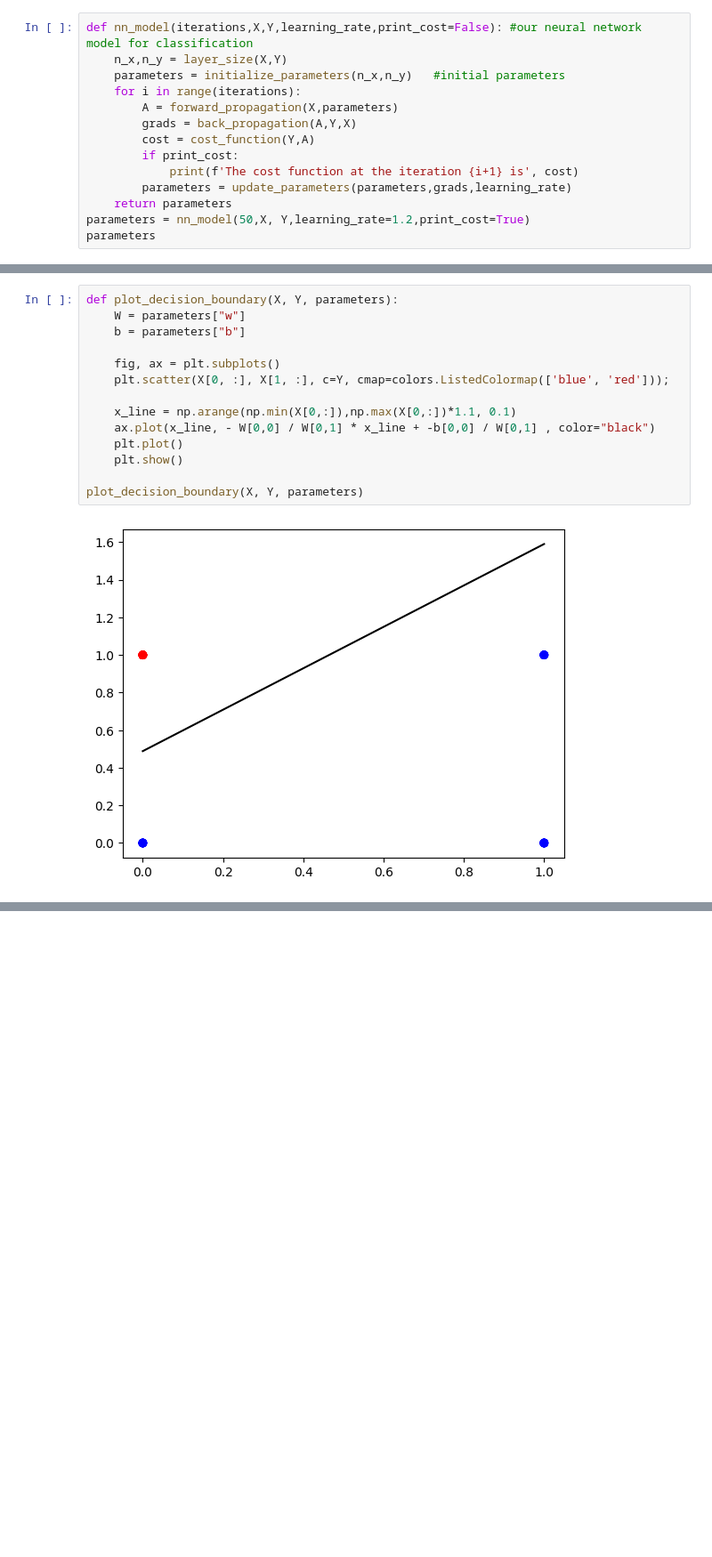
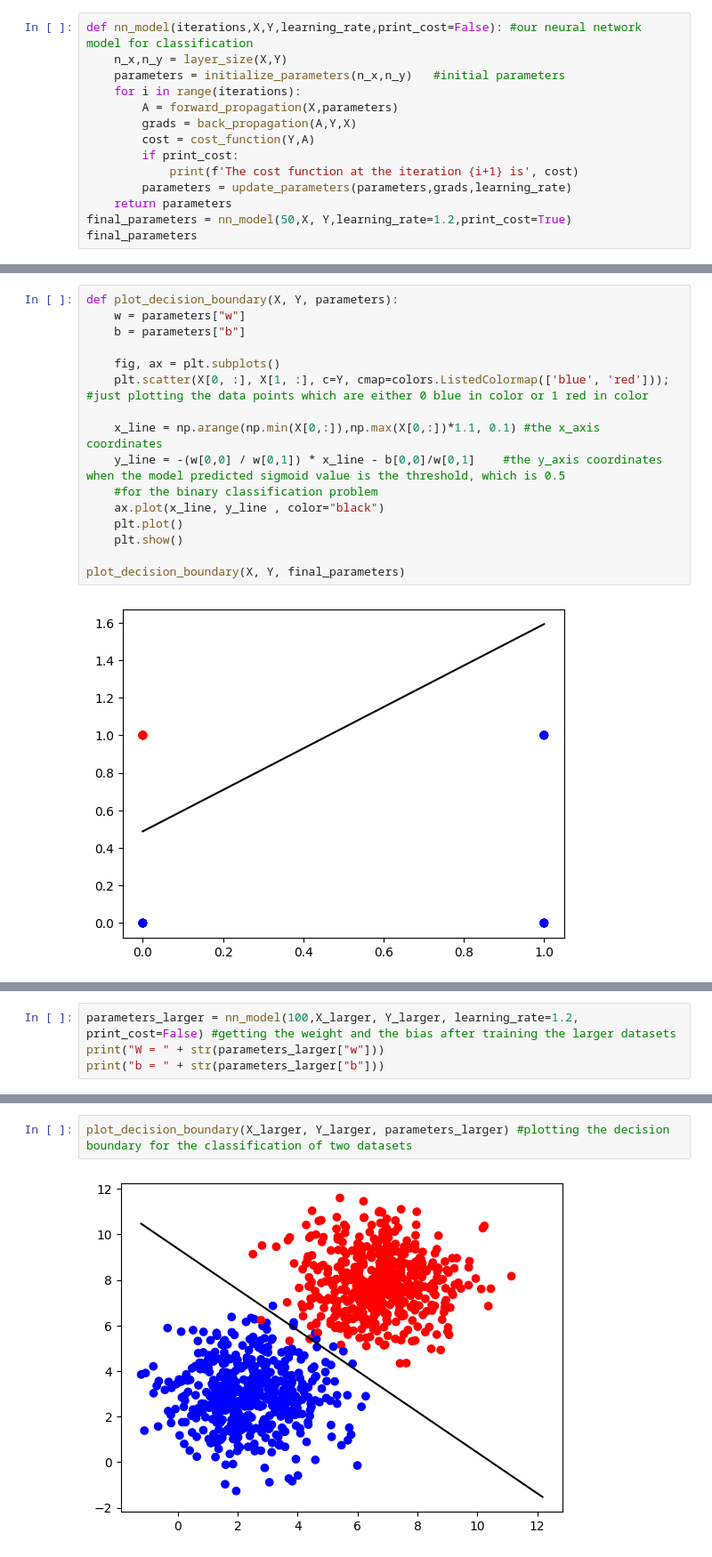
Before and after one commit to AsokTamang/Classification-with-perceptron, a Jupyter notebook: Untitled.ipynb, the cells around one changed output, grey strips where cells are left out. Shown at 89% size. Drawn from its saved outputs; the diff is of its cells as text; blank space fills up the shorter version.

Commit message:
decision boundary for the binary classification done

```diff
--- a/Untitled.ipynb
+++ b/Untitled.ipynb
@@ -148,6 +148,6 @@ def nn_model(iterations,X,Y,learning_rate,print_cost=False): #our neural network
             print(f'The cost function at the iteration {i+1} is', cost)
         parameters = update_parameters(parameters,grads,learning_rate)
     return parameters
-parameters = nn_model(50,X, Y,learning_rate=1.2,print_cost=True)
-parameters
+final_parameters = nn_model(50,X, Y,learning_rate=1.2,print_cost=True)
+final_parameters
 # %% [output]
@@ -172,16 +172,18 @@ The cost function at the iteration 50 is 0.13257351037604773
 # %%
 def plot_decision_boundary(X, Y, parameters):
-    W = parameters["w"]
+    w = parameters["w"]
     b = parameters["b"]
 
     fig, ax = plt.subplots()
-    plt.scatter(X[0, :], X[1, :], c=Y, cmap=colors.ListedColormap(['blue', 'red']));
+    plt.scatter(X[0, :], X[1, :], c=Y, cmap=colors.ListedColormap(['blue', 'red']));  #just plotting the data points which are either 0 blue in color or 1 red in color
 
-    x_line = np.arange(np.min(X[0,:]),np.max(X[0,:])*1.1, 0.1)
-    ax.plot(x_line, - W[0,0] / W[0,1] * x_line + -b[0,0] / W[0,1] , color="black")
+    x_line = np.arange(np.min(X[0,:]),np.max(X[0,:])*1.1, 0.1) #the x_axis coordinates
+    y_line = -(w[0,0] / w[0,1]) * x_line - b[0,0]/w[0,1]    #the y_axis coordinates  when the model predicted sigmoid value is the threshold, which is 0.5
+    #for the binary classification problem
+    ax.plot(x_line, y_line , color="black")
     plt.plot()
     plt.show()
 
-plot_decision_boundary(X, Y, parameters)
+plot_decision_boundary(X, Y, final_parameters)
 # %% [output]
 [figure]
@@ -187,0 +232,4 @@ plot_decision_boundary(X, Y, parameters)
+# %%
+parameters_larger = nn_model(100,X_larger, Y_larger, learning_rate=1.2, print_cost=False) #getting the weight and the bias after training the larger datasets
+print("W = " + str(parameters_larger["w"]))
+print("b = " + str(parameters_larger["b"]))
@@ -187,0 +239,4 @@ plot_decision_boundary(X, Y, parameters)
+# %%
+plot_decision_boundary(X_larger, Y_larger, parameters_larger) #plotting the decision boundary for the classification of two datasets
+# %% [output]
+[figure, added]
```
Also changed, not shown: parts of 4 cells of this notebook.
